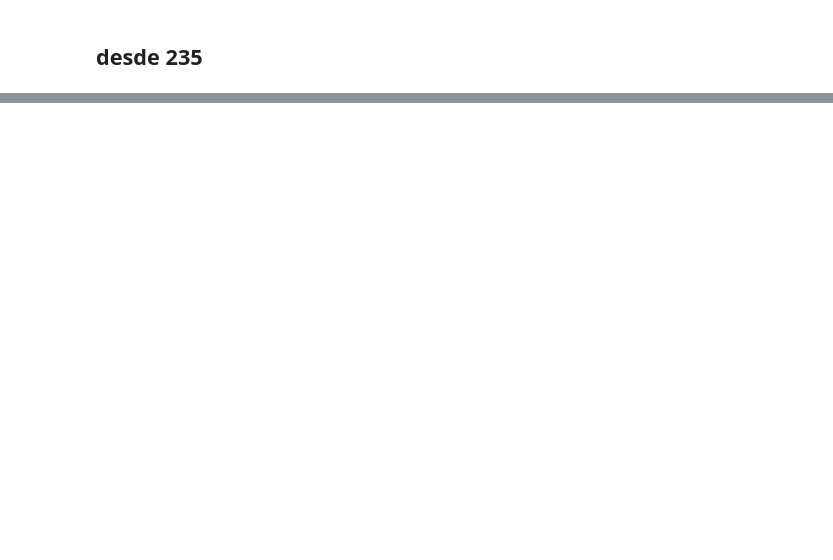
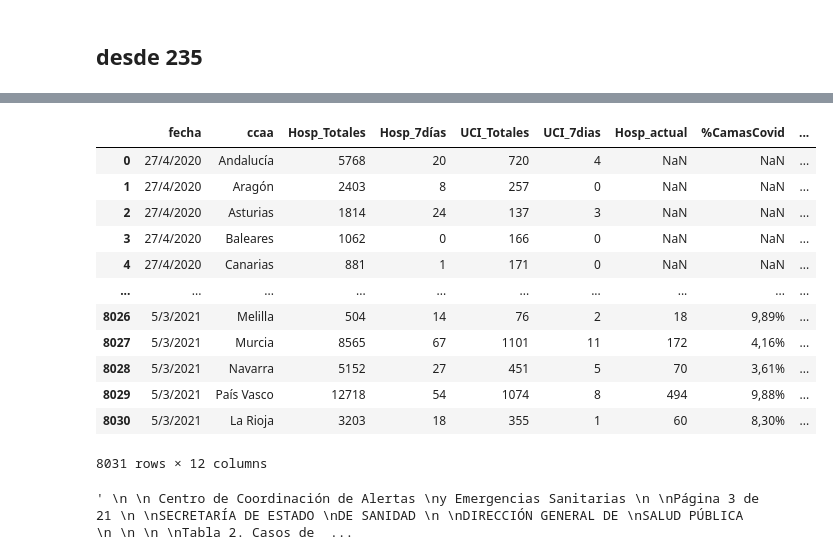
Before and after one commit to mharias/covid, a Jupyter notebook: sanidad_hospital/code/scrap_pdf_sanidad_hospitalizados.ipynb, the cells around one changed output, grey strips where cells are left out. Drawn from its saved outputs; the diff is of its cells as text; code cells hidden in the pictures; blank space fills up the shorter version.

```diff
--- a/sanidad_hospital/code/scrap_pdf_sanidad_hospitalizados.ipynb
+++ b/sanidad_hospital/code/scrap_pdf_sanidad_hospitalizados.ipynb
@@ -231,0 +234,33 @@ datos.to_csv(dir_csv+'datos_sanidad_hosp.csv',index=False,index_label=False)
+# %%
+rango = np.arange(326,327)
+for i in rango:
+    fn=fuente_ficheros_pdf_sanidad+str(i)+'.pdf'
+    doc = fitz.open(fn)
+    numero_pagina = 3 if i==282 else 2
+    page = doc.load_page(numero_pagina)
+    text = page.get_text(opt)
+
+    for comunidad in comunidades:
+        regexp = r'{}[¥\*]* '.format(comunidad)+'((\n\d*[,.]?\d+¥? ){4})'+\
+        '(\n \n(\w+[ *.\w]*) )((\n\d*[,.]?\d+¥? ))'+\
+        '((\n+\d{1,2}[,]?\d*% ))'+\
+        '((\n\d*[,.]?\d+¥? ))'+\
+        '((\n+\d{1,2}[,]?\d*% ))'+\
+        '(((\n\d*[,.]?\d+¥? )){2})'
+        pattern = re.compile(regexp)
+        print (comunidad)
+        c1,c2,c3,c4 = re.search(pattern,text).group(1).replace('¥','').replace('.','').replace('\n','').split()
+        c5 = re.search(pattern,text).group(6).replace('¥','').replace('.','').replace('\n','')
+        c6 = re.search(pattern,text).group(8).replace('¥','').replace('.','').replace('\n','')
+        c7 = re.search(pattern,text).group(9).replace('¥','').replace('.','').replace('\n','')
+        c8 = re.search(pattern,text).group(11).replace('¥','').replace('.','').replace('\n','')
+        c9, c10 = re.search(pattern,text).group(13).replace('¥','').replace('.','').replace('\n','').split()
+
+        #print (i,'--->',comunidad,c1,'-',c2,'-',c3,'-',c4,'-',c5,'-',c6,'-',c7,'-',c8,'-',c9,'-',c10)
+        datos = datos.append({'fecha':claves[i],
+                                                 'ccaa':comunidad,'Hosp_Totales':c1,
+                                               'Hosp_7días':c2,'UCI_Totales':c3,
+                                                 'UCI_7dias':c4,'Hosp_actual':c5,
+                                                 '%CamasCovid':c6,'UCI_actual':c7,
+                                                 '%CamasUCI':c8,'Ingresos_24horas':c9,
+                                                 'Altas_24horas':c10},ignore_index=True)
@@ -231,0 +287,20 @@ datos.to_csv(dir_csv+'datos_sanidad_hosp.csv',index=False,index_label=False)
+# %%
+datos
+# %% [output]
+|  | fecha | ccaa | Hosp_Totales | Hosp_7días | UCI_Totales | UCI_7dias | Hosp_actual | %CamasCovid | ... |
+| 0 | 27/4/2020 | Andalucía | 5768 | 20 | 720 | 4 | NaN | NaN | ... |
+| 1 | 27/4/2020 | Aragón | 2403 | 8 | 257 | 0 | NaN | NaN | ... |
+| 2 | 27/4/2020 | Asturias | 1814 | 24 | 137 | 3 | NaN | NaN | ... |
+| 3 | 27/4/2020 | Baleares | 1062 | 0 | 166 | 0 | NaN | NaN | ... |
+| 4 | 27/4/2020 | Canarias | 881 | 1 | 171 | 0 | NaN | NaN | ... |
+| ... | ... | ... | ... | ... | ... | ... | ... | ... | ... |
+| 8026 | 5/3/2021 | Melilla | 504 | 14 | 76 | 2 | 18 | 9,89% | ... |
+| 8027 | 5/3/2021 | Murcia | 8565 | 67 | 1101 | 11 | 172 | 4,16% | ... |
+| 8028 | 5/3/2021 | Navarra | 5152 | 27 | 451 | 5 | 70 | 3,61% | ... |
+| 8029 | 5/3/2021 | País Vasco | 12718 | 54 | 1074 | 8 | 494 | 9,88% | ... |
+| 8030 | 5/3/2021 | La Rioja | 3203 | 18 | 355 | 1 | 60 | 8,30% | ... |
+8031 rows × 12 columns
+# %%
+text
+# %% [output]
+' \n \n Centro de Coordinación de Alertas \ny Emergencias Sanitarias \n \nPágina 3 de 21 \n \nSECRETARÍA DE ESTADO \nDE SANIDAD \n \nDIRECCIÓN GENERAL DE \nSALUD PÚBLICA  \n \n \n \nTabla 2. Casos de  ...
```
Also changed, not shown: parts of 4 cells of this notebook, 17 other files.
